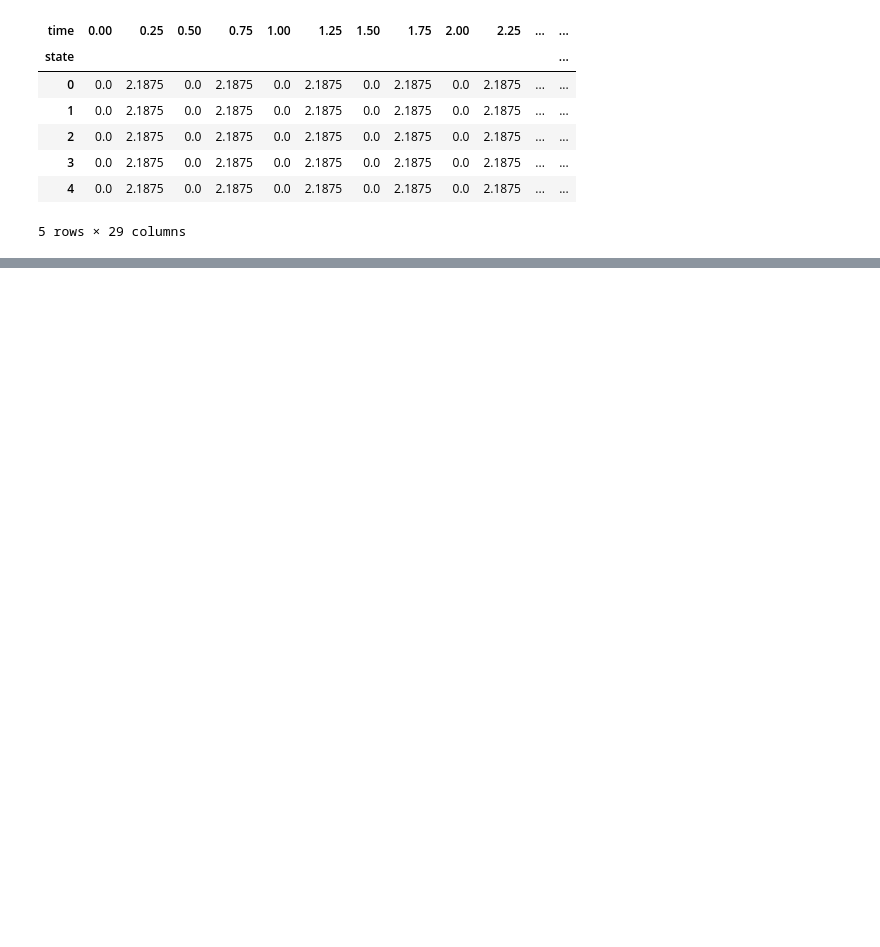
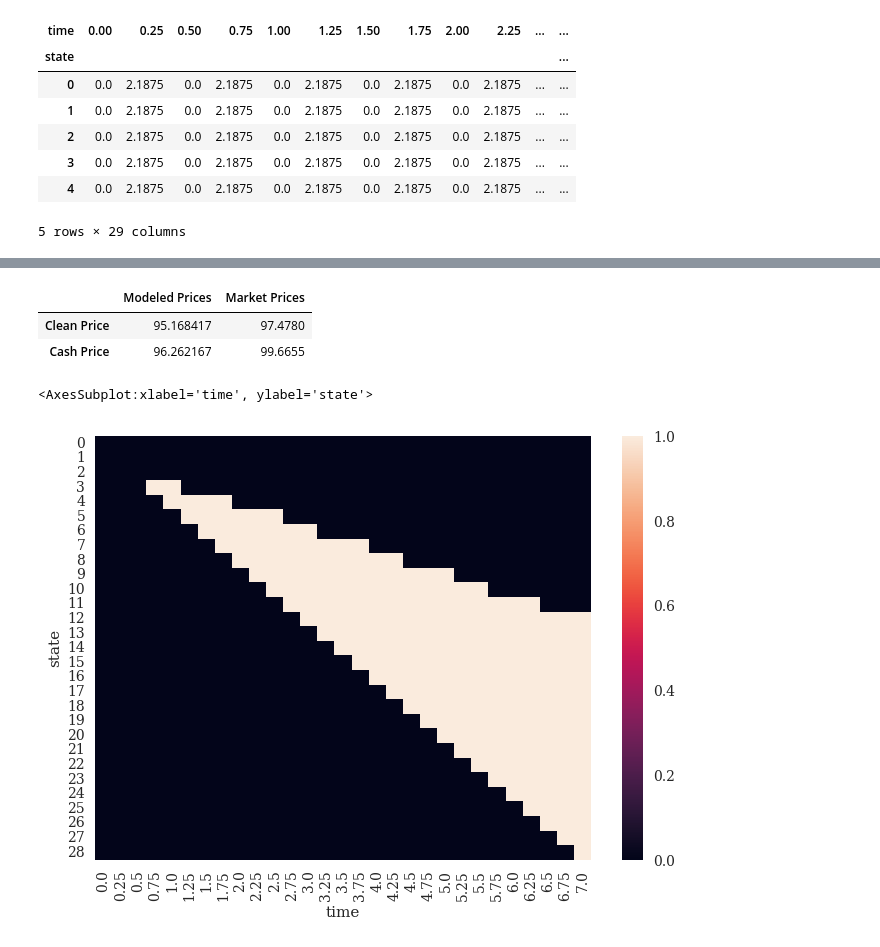
Before and after one commit to dcstein22/finm-fiderivs-2023, a Jupyter notebook: homework/homework_2_redo.ipynb, the cells around one changed output, grey strips where cells are left out. Saved outputs shown, nothing was run; the diff lists cells and outputs as text; code cells hidden in the pictures; blank space fills up the shorter version.

```diff
--- a/homework/homework_2_redo.ipynb
+++ b/homework/homework_2_redo.ipynb
@@ -270,5 +279,5 @@ wrapper_call = lambda price: np.maximum(price - strike, 0)
 # %%
-cftree = construct_bond_cftree(T = T,compound = compound, cpn_freq=cpn_freq,cpn = cpn, face=FACE)
+cftree = construct_bond_cftree(T = T, compound=compound, cpn = cpn)
 cftree.head()
 # %% [output]
 | time | 0.00 | 0.25 | 0.50 | 0.75 | 1.00 | 1.25 | 1.50 | 1.75 | 2.00 | 2.25 | ... | ... |
@@ -283,0 +291,3 @@ cftree.head()
+# %%
+bondtree = bintree_pricing(payoff=wrapper_bond,ratetree = ratetree.iloc[:tsteps,:tsteps],cftree=cftree)
+bondtree.head()
@@ -283,0 +307,4 @@ cftree.head()
+# %%
+accintree = construct_accint(bondtree.columns,freq = compound, cpn = cpn, cpn_freq=cpn_freq)
+clean_tree = np.maximum(bondtree - accintree, 0)
+clean_tree.head()
@@ -283,0 +331,5 @@ cftree.head()
+# %%
+# Now Calculate The Price of the Callable Bond
+
+option = bintree_pricing(payoff=wrapper_call,ratetree =ratetree.iloc[:tsteps, :tsteps],undertree=clean_tree,style='american')
+option.head()
@@ -283,0 +363,12 @@ cftree.head()
+# %%
+quote = 97.478
+callabletree = clean_tree-option
+numacc = int((T*compound)%cpn_freq)
+quote_dirty = quote + numacc*(cpn/cpn_freq)*100
+model_dirty = callabletree.iloc[0,0] + accintree.loc[0]
+price_df = pd.DataFrame({'Modeled Prices':[callabletree.iloc[0,0],model_dirty],'Market Prices':[quote, quote_dirty]},index = ['Clean Price', "Cash Price"])
+price_df
+# %% [output]
+|  | Modeled Prices | Market Prices |
+| Clean Price | 95.168417 | 97.4780 |
+| Cash Price | 96.262167 | 99.6655 |
@@ -283,0 +377,5 @@ cftree.head()
+# %%
+sns.heatmap(exercise_decisions(payoff=wrapper_call,undertree=clean_tree,derivtree=option))
+# %% [output]
+<AxesSubplot:xlabel='time', ylabel='state'>
+[figure, added]
```
Also changed, not shown: parts of 11 cells of this notebook, 1 other file.
